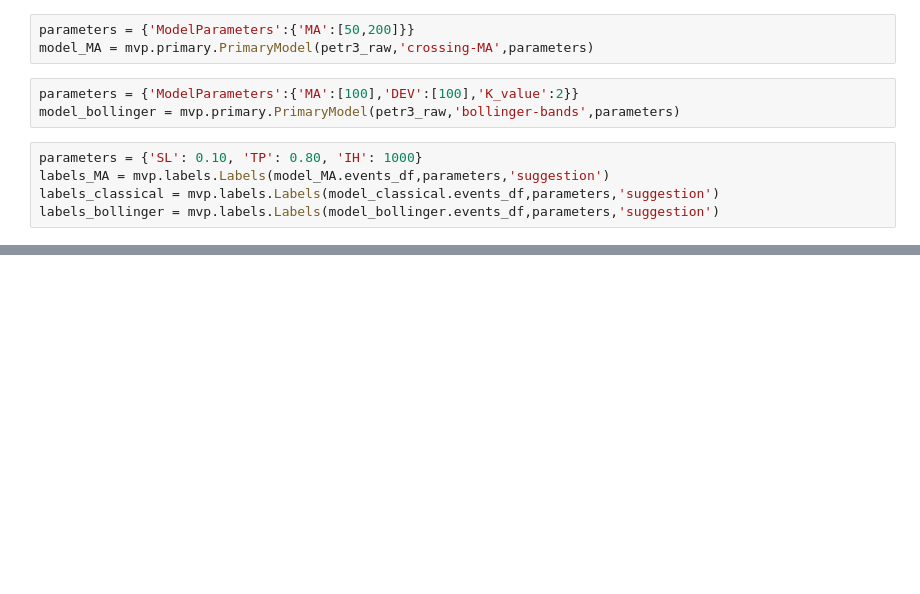
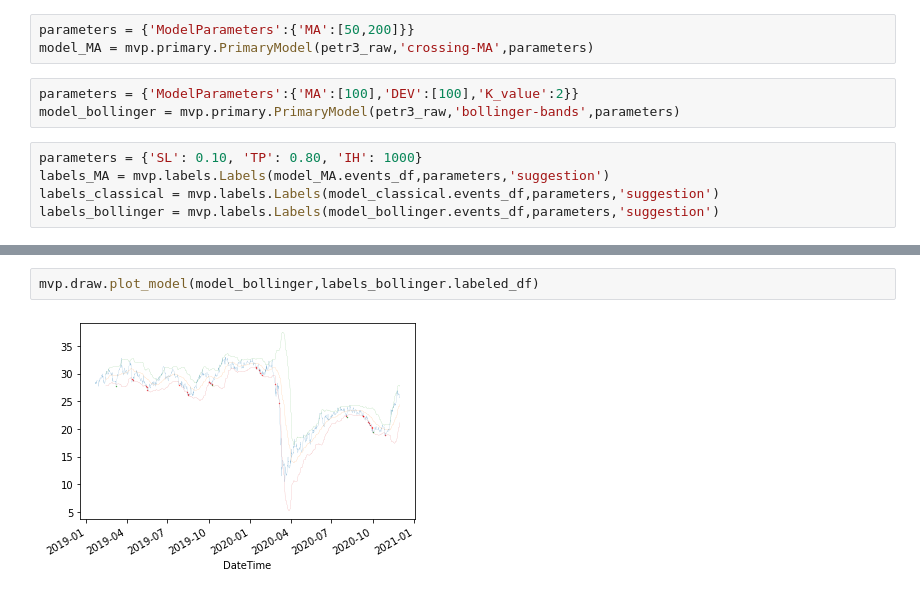
Before and after one commit to Fintellingence/MVP, a Jupyter notebook: mvp/notebooks/Visualization.ipynb, the cells around one changed output, grey strips where cells are left out. Drawn from its saved outputs; the diff is of its cells as text; blank space fills up the shorter version.

```diff
--- a/mvp/notebooks/Visualization.ipynb
+++ b/mvp/notebooks/Visualization.ipynb
@@ -108,0 +50,4 @@ petr3_raw.df
+# %%
+mvp.draw.plot_model(model_bollinger,labels_bollinger.labeled_df)
+# %% [output]
+[figure, added]
```
Also changed, not shown: parts of 9 cells of this notebook, 1 other file.
